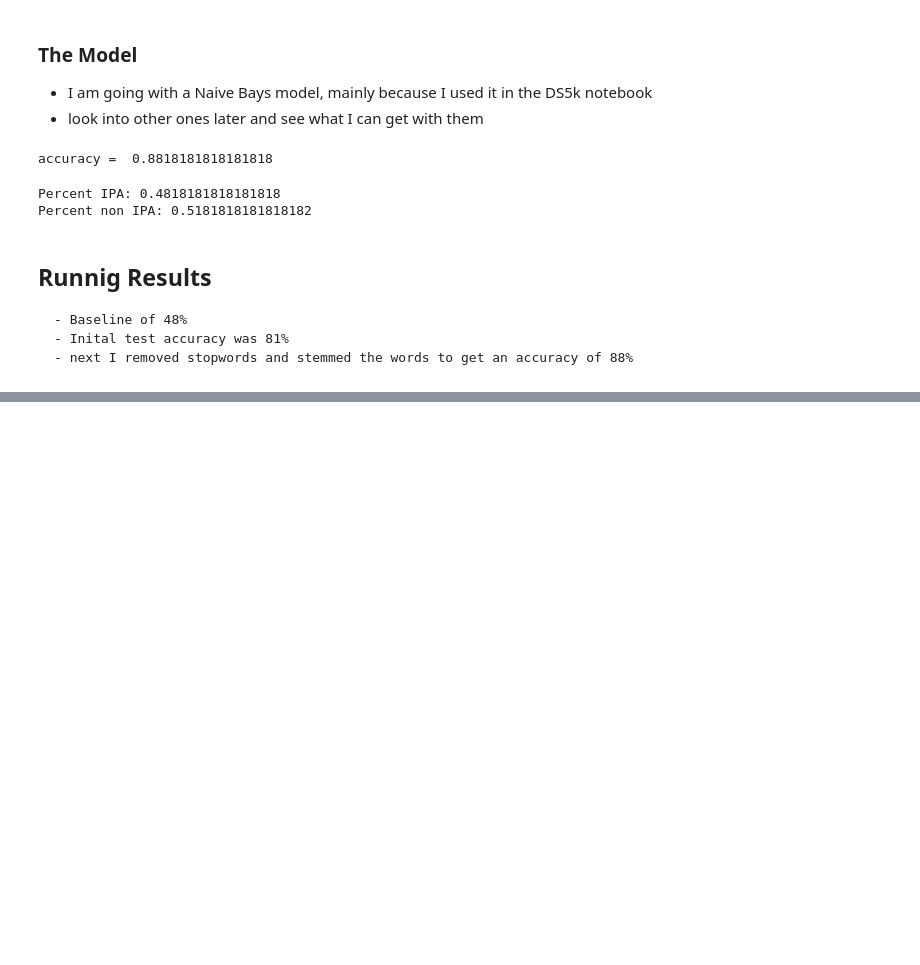
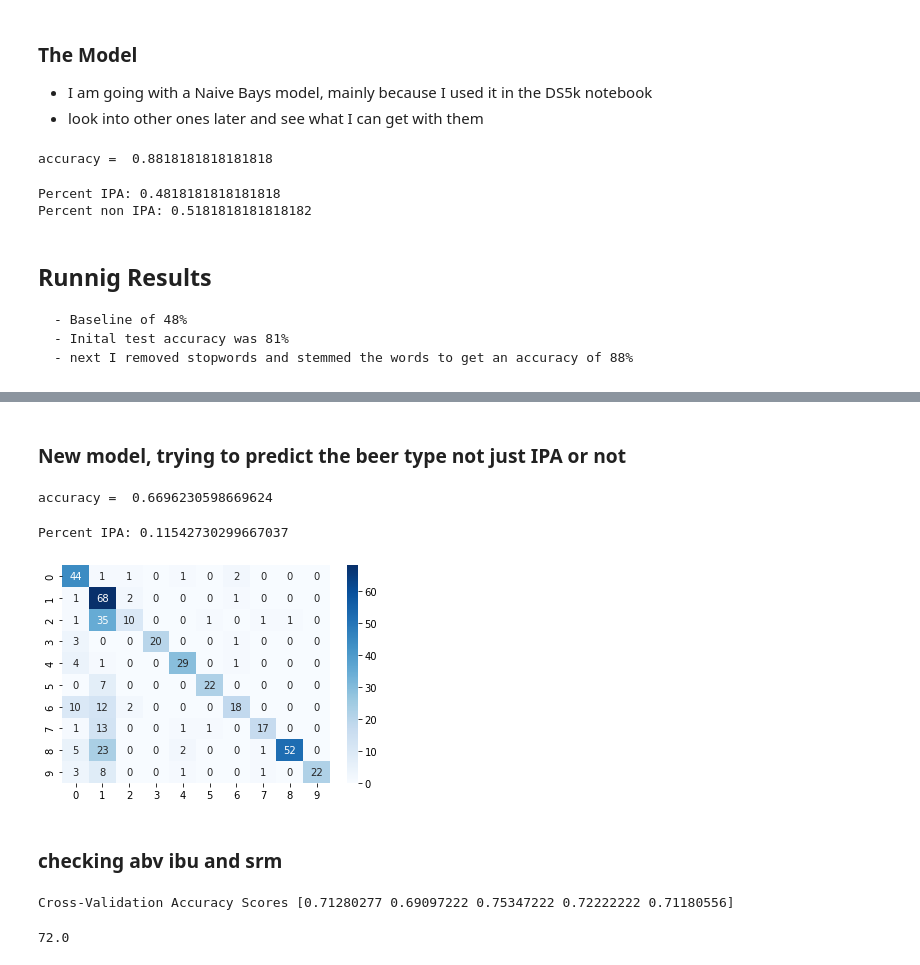
Before and after one commit to tyler-jumper/Craft-Beer-Classifier, a Jupyter notebook: NLP Model.ipynb, the cells around one changed output, grey strips where cells are left out. Drawn from its saved outputs; the diff is of its cells as text; code cells hidden in the pictures; blank space fills up the shorter version.

```diff
--- a/NLP Model.ipynb
+++ b/NLP Model.ipynb
@@ -131,12 +142,12 @@ stop_words = stopwords.words('english')
 [nltk_data]   Package stopwords is already up-to-date!
 # %%
 #removes stopwords, stems words, and removes anything not an alpha ** and numeric?? char
-for i in range(len(test_df)):
-    tmp_str = test_df['Description'].iloc[i].split()
+for i in range(len(df)):
+    tmp_str = df['Description'].iloc[i].split()
     tmp_str = [word for word in tmp_str if not word in stop_words]
     tmp_str = [word for word in tmp_str if word.isalpha()]  #removes dashes, commas, etc
     tmp_str = [PorterStemmer().stem(word) for word in tmp_str]
-    test_df['Description'].iloc[i] = ' '.join(tmp_str)
+    df['Description'].iloc[i] = ' '.join(tmp_str)
 # %% [output]
 A value is trying to be set on a copy of a slice from a DataFrame
 
@@ -177,0 +205,34 @@ Percent non IPA: 0.5181818181818182
+# %% [markdown]
+### New model, trying to predict the beer type not just IPA or not
+# %%
+X = df['Description']
+y = df['type']
+
+X_train, X_test, y_train, y_test = train_test_split(X, y, random_state=1)
+# %%
+vect = CountVectorizer()
+X_train_dtm = vect.fit_transform(X_train)
+X_test_dtm = vect.transform(X_test)
+# %%
+nb = MultinomialNB()
+nb.fit(X_train_dtm, y_train)
+y_pred_class = nb.predict(X_test_dtm)
+print('accuracy = ',(metrics.accuracy_score(y_test,y_pred_class)))
+# %% [output]
+accuracy =  0.6696230598669624
+# %%
+#percent IPA is the baseline because if you were to just geuess IPA for every single one you wold be right 48% of the time"
+ipa_num = (df[df['type']==0].shape[0])/len(df)
+print('Percent IPA:', ipa_num)
+# %% [output]
+Percent IPA: 0.11542730299667037
+# %%
+from sklearn.metrics import confusion_matrix
+#!pip install seaborn
+import seaborn as sns
+c = confusion_matrix(y_test, y_pred_class)
+sns.heatmap(c, annot=True,cmap='Blues');
+# %% [output]
+[figure, added]
+# %% [markdown]
+### checking abv ibu and srm
@@ -177,0 +256,10 @@ Percent non IPA: 0.5181818181818182
+# %%
+from sklearn.model_selection import cross_val_score
+scores = cross_val_score(svc, X_train, y_train,cv=5)
+print('Cross-Validation Accuracy Scores', scores)
+# %% [output]
+Cross-Validation Accuracy Scores [0.71280277 0.69097222 0.75347222 0.72222222 0.71180556]
+# %%
+(scores.mean()*100).round()
+# %% [output]
+72.0
```
Also changed, not shown: parts of 13 cells of this notebook, 2 other files.
